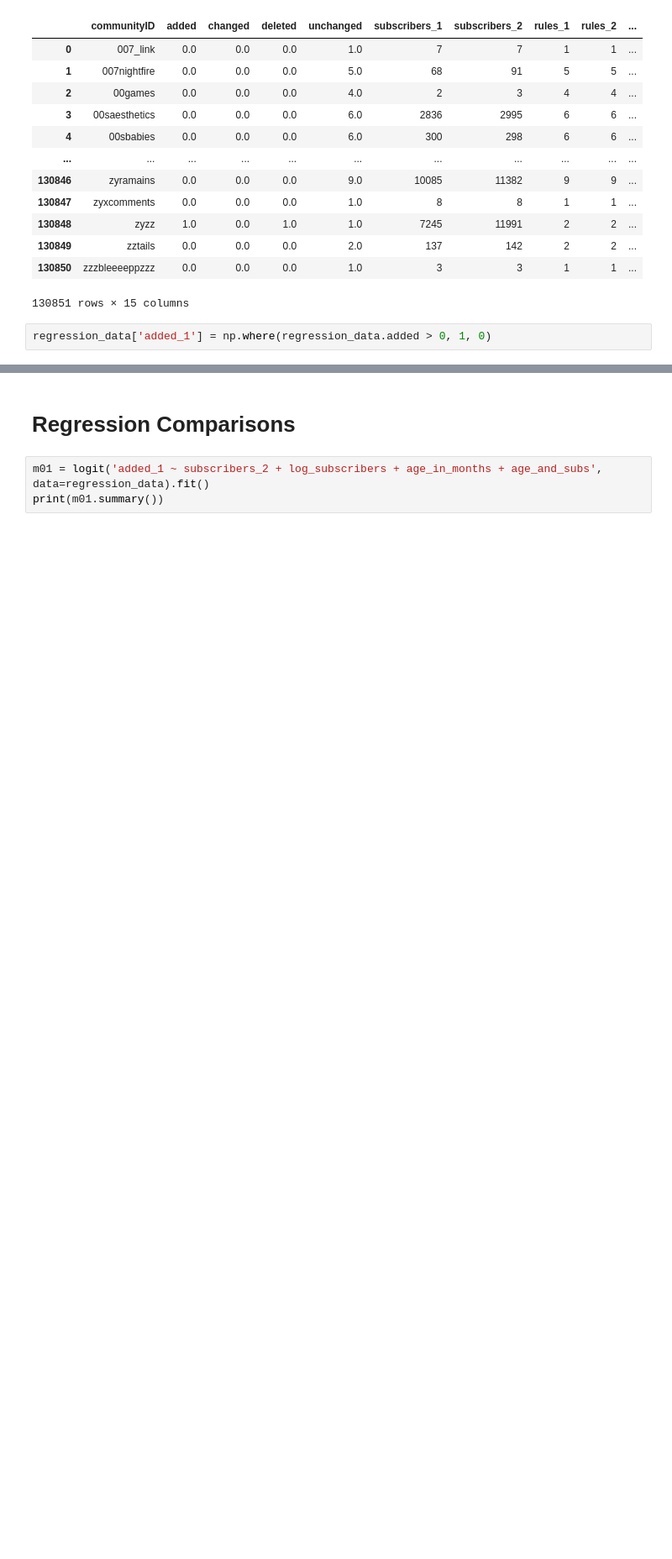
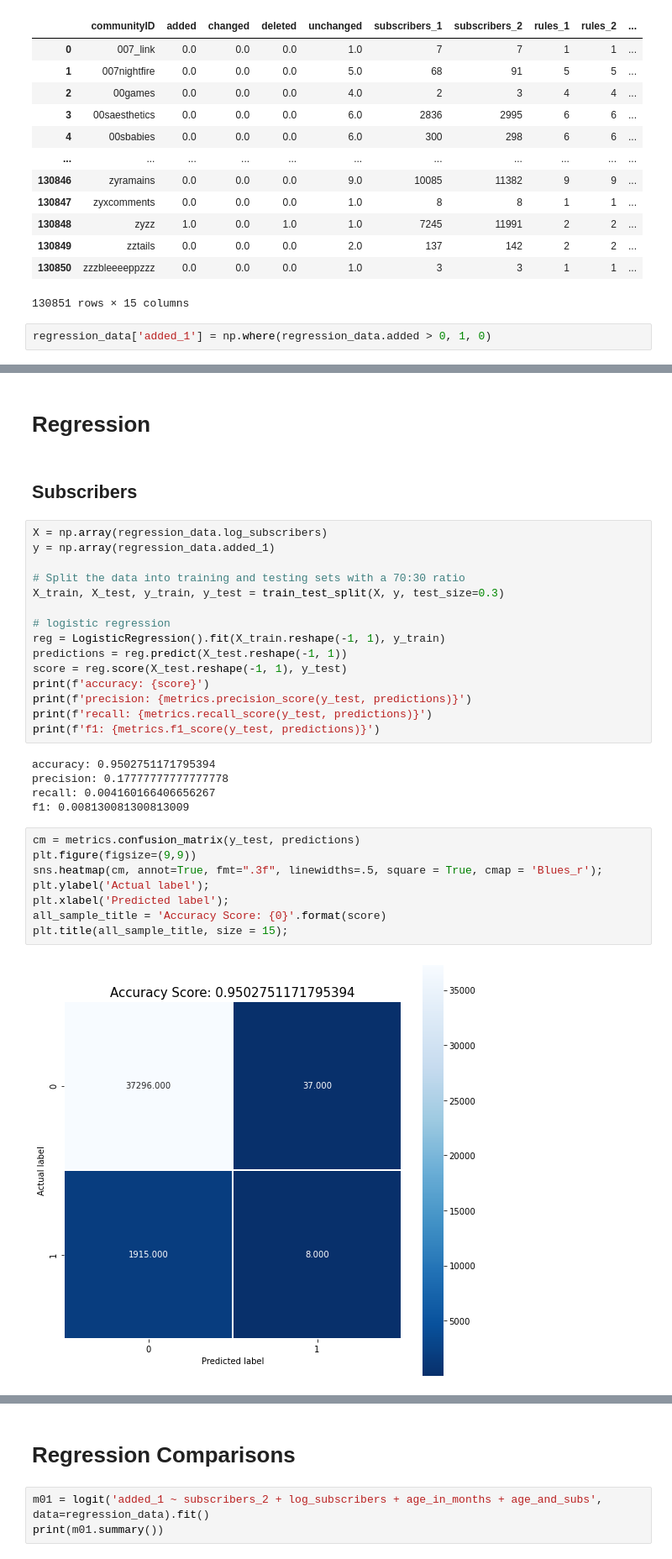
Before and after one commit to nammyk789/reddit-rule-change, a Jupyter notebook: jupyter notebooks/Logistic Regression.ipynb, the cells around one changed output, grey strips where cells are left out. Shown: that part at 84% size. Cells and saved outputs as stored; diff of their text form; blank space fills up the shorter version.

Commit message:
logistic regression assessment

```diff
--- a/jupyter notebooks/Logistic Regression.ipynb
+++ b/jupyter notebooks/Logistic Regression.ipynb
@@ -64,0 +34,34 @@ dtype: bool
+# %% [markdown]
+# Regression
+# %% [markdown]
+## Subscribers
+# %%
+X = np.array(regression_data.log_subscribers)
+y = np.array(regression_data.added_1)
+
+# Split the data into training and testing sets with a 70:30 ratio
+X_train, X_test, y_train, y_test = train_test_split(X, y, test_size=0.3)
+
+# logistic regression
+reg = LogisticRegression().fit(X_train.reshape(-1, 1), y_train)
+predictions = reg.predict(X_test.reshape(-1, 1))
+score = reg.score(X_test.reshape(-1, 1), y_test)
+print(f'accuracy: {score}')
+print(f'precision: {metrics.precision_score(y_test, predictions)}')
+print(f'recall: {metrics.recall_score(y_test, predictions)}')
+print(f'f1: {metrics.f1_score(y_test, predictions)}')
+# %% [output]
+accuracy: 0.9502751171795394
+precision: 0.17777777777777778
+recall: 0.004160166406656267
+f1: 0.008130081300813009
+# %%
+cm = metrics.confusion_matrix(y_test, predictions)
+plt.figure(figsize=(9,9))
+sns.heatmap(cm, annot=True, fmt=".3f", linewidths=.5, square = True, cmap = 'Blues_r');
+plt.ylabel('Actual label');
+plt.xlabel('Predicted label');
+all_sample_title = 'Accuracy Score: {0}'.format(score)
+plt.title(all_sample_title, size = 15);
+# %% [output]
+[figure, added]
```
Also changed, not shown: parts of 10 cells of this notebook.
